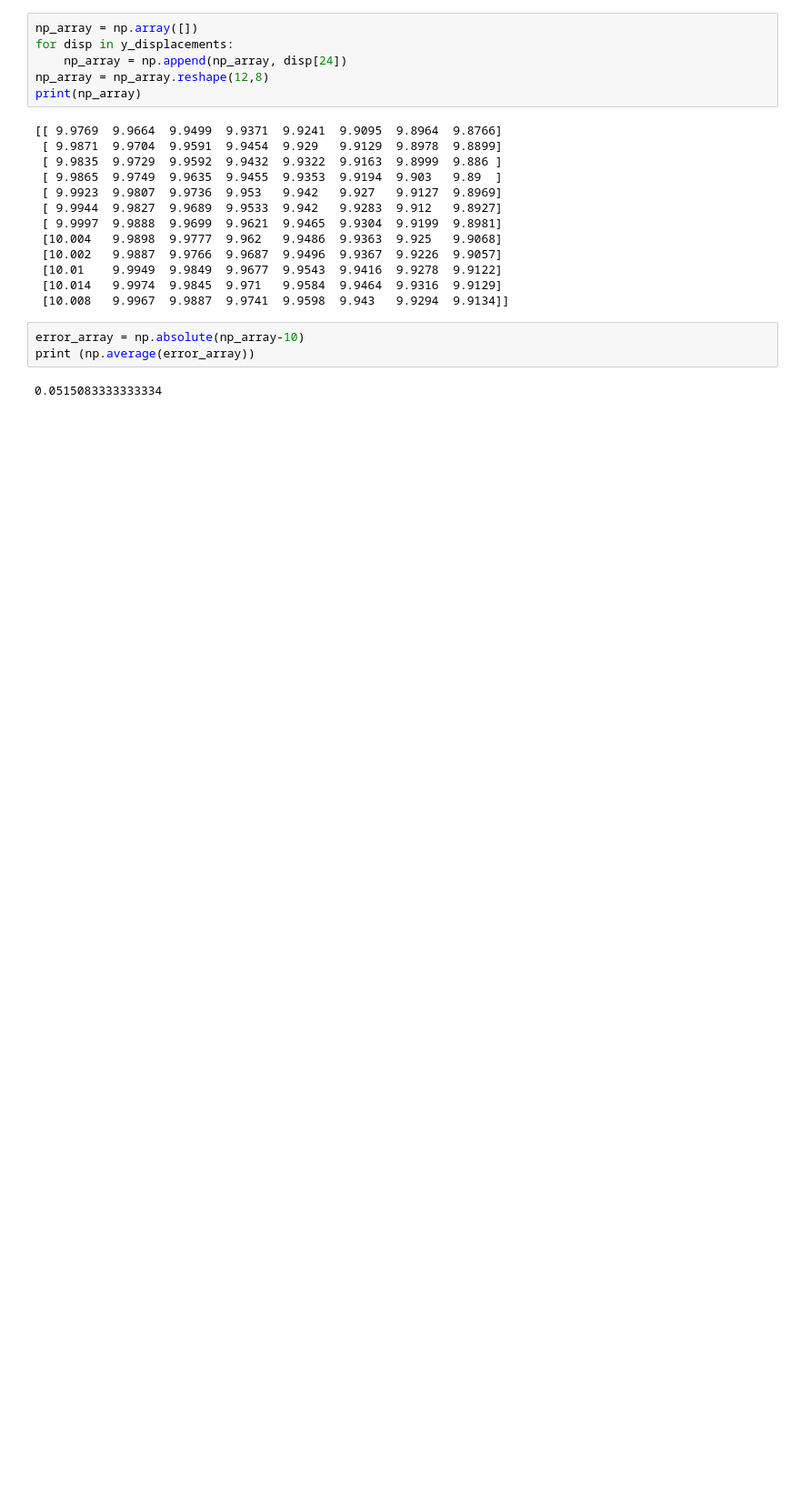
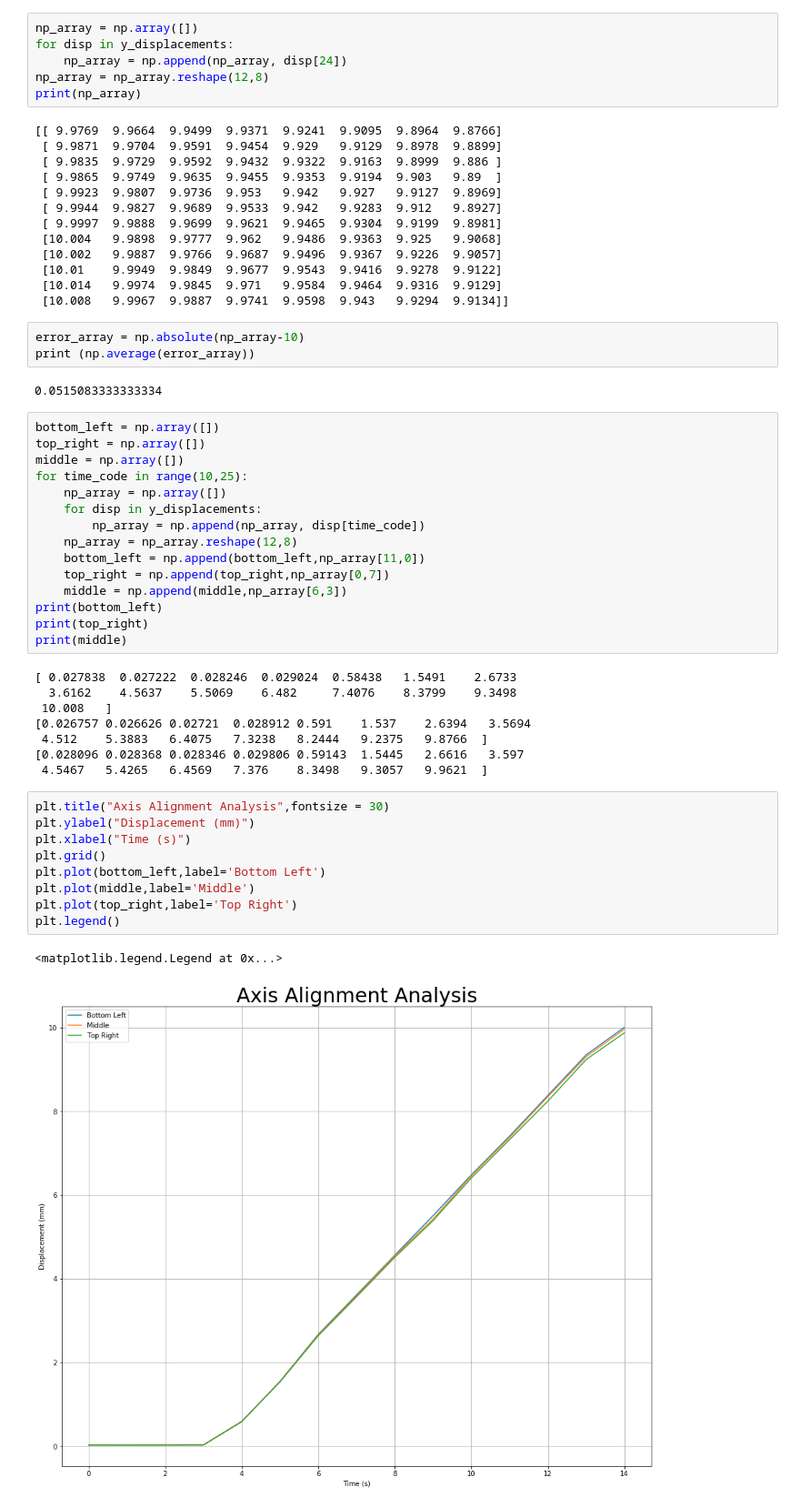
Before and after one commit to haemishkyd/kydhae001_msc_results, a Jupyter notebook: Motion/motion_1/Results Analysis.ipynb, the cells around one changed output. Shown at 91% size. Cells and saved outputs as stored; diff of their text form; blank space fills up the shorter version.

```diff
--- a/Motion/motion_1/Results Analysis.ipynb
+++ b/Motion/motion_1/Results Analysis.ipynb
@@ -71,3 +71,38 @@ error_array = np.absolute(np_array-10)
 print (np.average(error_array))
 # %% [output]
 0.0515083333333334
+# %%
+bottom_left = np.array([])
+top_right = np.array([])
+middle = np.array([])
+for time_code in range(10,25):
+    np_array = np.array([])
+    for disp in y_displacements:
+        np_array = np.append(np_array, disp[time_code])
+    np_array = np_array.reshape(12,8)
+    bottom_left = np.append(bottom_left,np_array[11,0])
+    top_right = np.append(top_right,np_array[0,7])
+    middle = np.append(middle,np_array[6,3])
+print(bottom_left)
+print(top_right)
+print(middle)
+# %% [output]
+[ 0.027838  0.027222  0.028246  0.029024  0.58438   1.5491    2.6733
+  3.6162    4.5637    5.5069    6.482     7.4076    8.3799    9.3498
+ 10.008   ]
+[0.026757 0.026626 0.02721  0.028912 0.591    1.537    2.6394   3.5694
+ 4.512    5.3883   6.4075   7.3238   8.2444   9.2375   9.8766  ]
+[0.028096 0.028368 0.028346 0.029806 0.59143  1.5445   2.6616   3.597
+ 4.5467   5.4265   6.4569   7.376    8.3498   9.3057   9.9621  ]
+# %%
+plt.title("Axis Alignment Analysis",fontsize = 30)
+plt.ylabel("Displacement (mm)")
+plt.xlabel("Time (s)")
+plt.grid()
+plt.plot(bottom_left,label='Bottom Left')
+plt.plot(middle,label='Middle')
+plt.plot(top_right,label='Top Right')
+plt.legend()
+# %% [output]
+<matplotlib.legend.Legend at 0x...>
+[figure, added]
```
Also changed, not shown: 3 other files.
